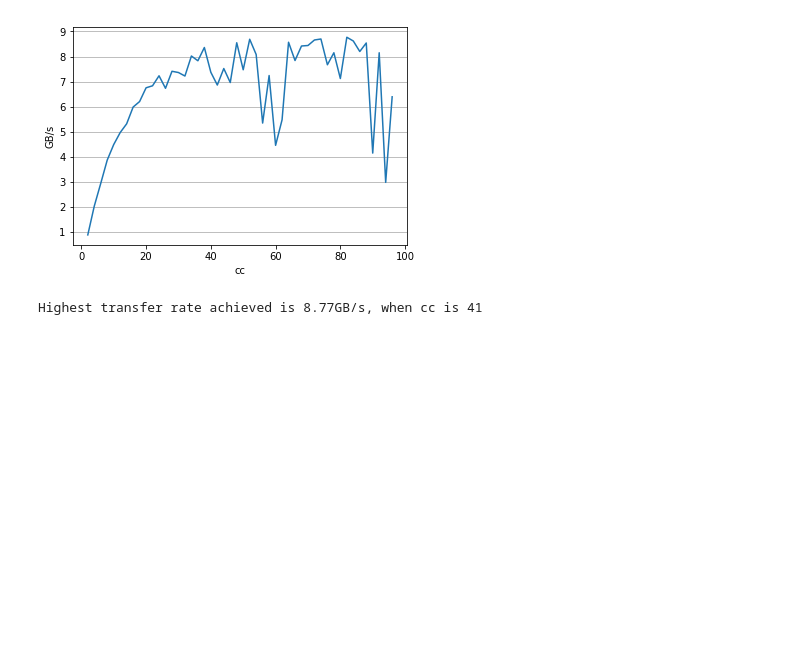
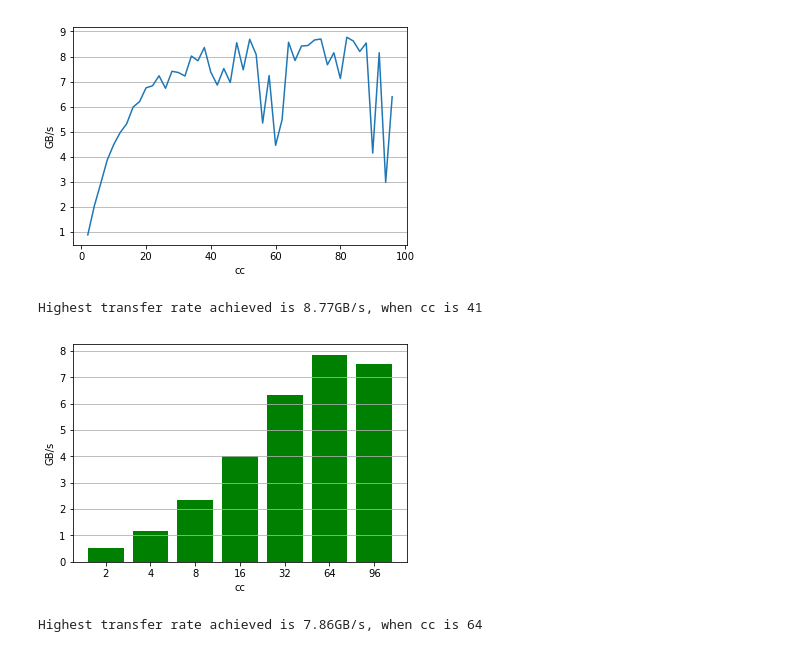
Before and after one commit to liuyuanlai/DTNSpeedTest, a Jupyter notebook: jupyter/parse_result_pres.ipynb, the cells around one changed output. Drawn from its saved outputs; the diff is of its cells as text; code cells hidden in the pictures; blank space fills up the shorter version.

```diff
--- a/jupyter/parse_result_pres.ipynb
+++ b/jupyter/parse_result_pres.ipynb
@@ -411,3 +411,47 @@ ccList, tr, timeElapsed, timeStamps = l2g_parse_plot_new(ccMax, path)
 # %% [output]
 [figure]
 Highest transfer rate achieved is 8.77GB/s, when cc is 41
+# %%
+def lustre_test_parse_plot_new(ccList, path):
+    totalSize = 2**40
+    #ccList = range(2, ccMax + 2, 2)
+    tr = []
+    timeElapsed = []
+    timeStamps = []
+    with open(path, 'r') as fp:
+        for cc in ccList:
+                timestamp = fp.readline().rstrip('\n')
+                timeStamps.append(timestamp)
+                cc = fp.readline().rstrip('\n')
+                timestr = fp.readline().rstrip('\n')
+                #print timestr
+                try:
+                        time = float(timestr)
+                except:
+                        break
+                timeElapsed.append(time)
+                speed = totalSize / time
+                speed = float("%.2f" % (speed / (2**30)))
+                tr.append(speed)
+                timestamp = fp.readline().rstrip('\n')
+                timeStamps.append(timestamp)
+                #print("cc=" + str(cc) + ":      " + "transfer rate=" + str(speed) + "GB/s")
+    x = np.arange(len(ccList))
+    plt.bar(x, tr, color = 'g')
+    plt.xticks(x, ccList)
+    plt.xlabel("cc")
+    plt.ylabel("GB/s")
+    ax = plt.axes()
+    ax.yaxis.grid()
+    plt.show()
+    trMax = max(tr)
+    trMaxIdx = tr.index(trMax)
+    print("Highest transfer rate achieved is " + str(max(tr)) + "GB/s, when cc is " + str(ccList[trMaxIdx]))
+    #return ccList, tr, timeElapsed, timeStamps
+# %%
+path = "/global/cscratch1/sd/yuanlai/gf_test/new_read_test_results/vary_cc_result/07.25-10.57.22.txt"
+ccList = ['2', '4', '8', '16', '32', '64', '96']
+lustre_test_parse_plot_new(ccList, path)
+# %% [output]
+[figure, added]
+Highest transfer rate achieved is 7.86GB/s, when cc is 64
```
Also changed, not shown: parts of 5 cells of this notebook, 13 other files.
